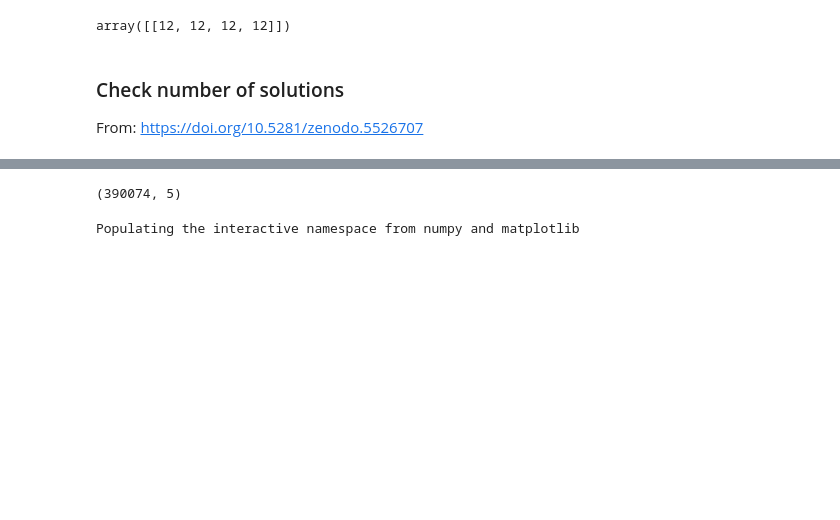
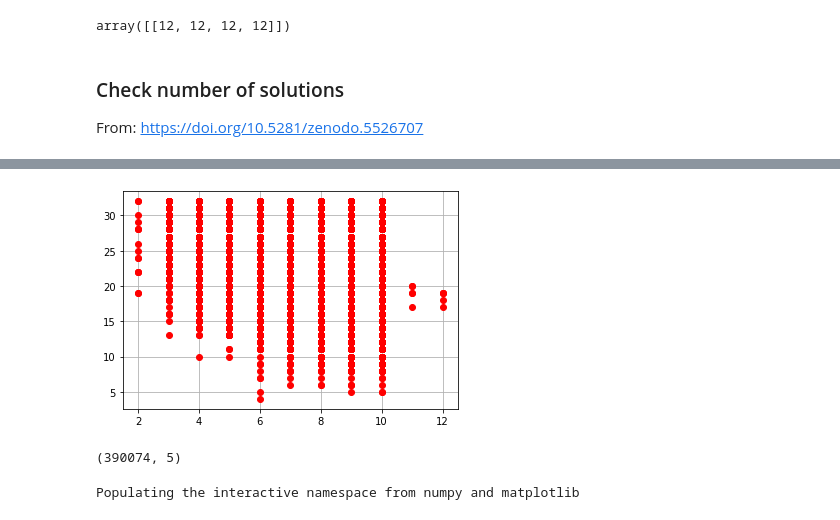
Before and after one commit to restrepo/Advanced_Computation, a Jupyter notebook: Multiprocessing.ipynb, the cells around one changed output, grey strips where cells are left out. Cells and saved outputs as stored; diff of their text form; code cells hidden in the pictures; blank space fills up the shorter version.

```diff
--- a/Multiprocessing.ipynb
+++ b/Multiprocessing.ipynb
@@ -88,6 +88,9 @@ import numpy as np
 import time
 import warnings
 warnings.filterwarnings("ignore")
+
+global zmax
+zmax=32
 
 z=anomaly.free
 
@@ -111,7 +114,7 @@ def _get_chiral(q,q_max=np.inf):
     else:
         return None,None
 
-def get_solution(l,k,zmax=32):
+def get_solution(l,k,zmax=zmax):
     q,gcd=_get_chiral( z(l,k) )
     #if q is not None and np.abs(q).max()<=zmax:#
     if q is not None and np.abs(q).max()<=zmax:
@@ -119,7 +122,7 @@ def get_solution(l,k,zmax=32):
     else:
         return {}
 
-def get_solution_from_list(lk,zmax=32):
+def get_solution_from_list(lk,zmax=zmax):
     n=len(lk)
     l=lk[:n//2]
     k=lk[n//2:]
@@ -134,6 +152,6 @@ The history saving thread hit an unexpected error (OperationalError('attempt to
 # %%
-d=[{'n':5,'N':4000000,'max':11,'imax':0},
-   {'n':6,'N':4000000,'max':11,'imax':0},
+d=[{'n':5,'N':4000000,'max':11,'imax':0}, # m → 'max'
+   {'n':6,'N':10000000,'max':13,'imax':0},
    {'n':7,'N':8000000,'max':13,'imax':0},
    {'n':8,'N':8000000,'max':15,'imax':100},
    {'n':9,'N':50000000,'max':10,'imax':40},
@@ -141,7 +159,7 @@ d=[{'n':5,'N':4000000,'max':11,'imax':0},
    {'n':11,'N':50000000,'max':10,'imax':100},
    {'n':12,'N':50000000,'max':10,'imax':100}]
 
-n=8
+n=6
 dd=[dd for dd in d if dd.get('n')==n][0]
 
 N=dd['N']
@@ -334,7 +357,7 @@ From: https://doi.org/10.5281/zenodo.5526707
 import pandas as pd
 import numpy as np
 # %%
-n=6#'all'
+n=11#'all'
 if n=='all':
     df=pd.concat( [pd.read_json(f'solution_{n}.json') for n in  range(5,13)] )
 else:
@@ -347,0 +371,2 @@ df.shape
+# %%
+df['lkmax']=(df['l']+df['k']).apply(lambda l: np.abs(l)).apply(lambda l: l.max())
@@ -347,0 +401,5 @@ df.shape
+# %%
+plt.plot(df['lkmax'],df['z'].str[-1].abs(),'ro')
+plt.grid()
+# %% [output]
+[figure, added]
```
Also changed, not shown: parts of 20 cells of this notebook, 1 other file.
